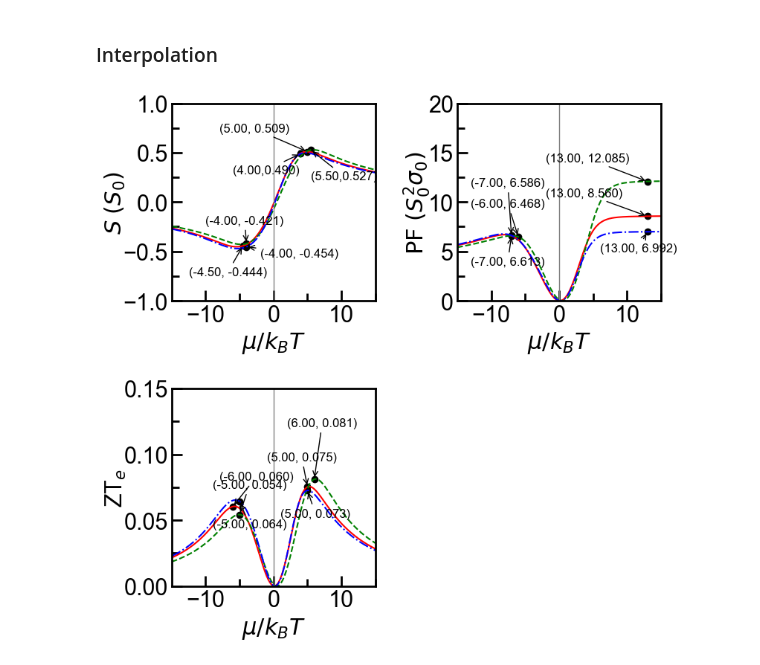
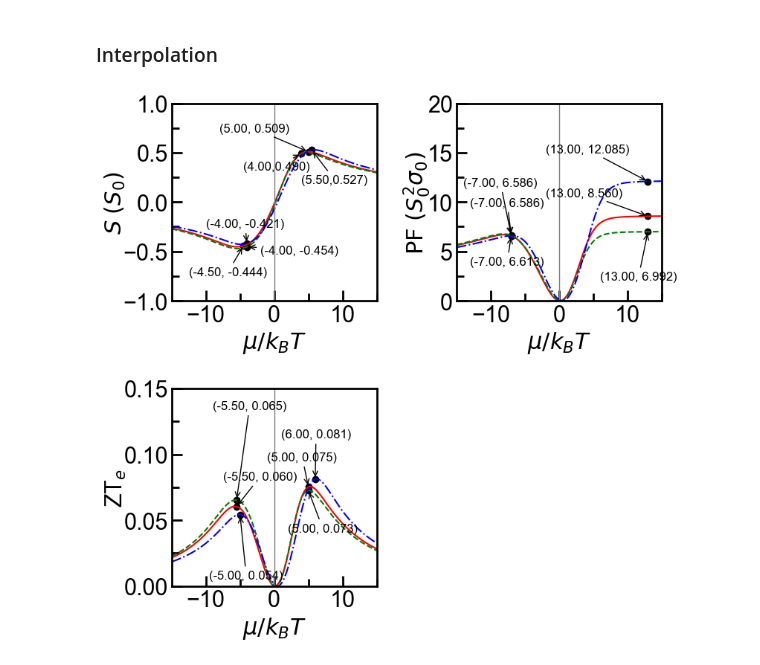
Before and after one commit to Normanthen/NLS-Thermoelectrics, a Jupyter notebook: Type I NLS/2BM-TypeI.ipynb, the cells around one changed output. Cells and saved outputs as stored; diff of their text form; code cells hidden in the pictures.

```diff
--- a/Type I NLS/2BM-TypeI.ipynb
+++ b/Type I NLS/2BM-TypeI.ipynb
@@ -968,19 +968,19 @@ with open('output_vF.txt','a') as f:
 # %%
 plt.figure(figsize=(12,8))
 
-eff_mass2= 0.2*m0*10**(6)
-eff_mass3= 0.6*m0*10**(6)
+eff_mass2= 0.6*m0*10**(6)
+eff_mass3= 0.2*m0*10**(6)
 eshiftm1=eshift1
-eshiftm2=5
-eshiftm3=7
+eshiftm2=7
+eshiftm3=5
 
 
 #(a) Dispersion relation
 ax1 = plt.subplot(2,3,1)
 ax1.plot(kcc,fc, linestyle='solid', color='red', label=r'$D_{1}$')
 ax1.plot(kcc,-kcc**2/(2*0.068)+0.26,linestyle='solid', color='red', label=r'$P_{2}$')
-ax1.plot(kcc,-kcc**2/(2*0.032)+0.26,linestyle='dashed', color='green', label=r'$P_{1}$')
-ax1.plot(kcc,-kcc**2/(2*0.102)+0.26,linestyle='dashdot', color='blue', label=r'$P_{3}$')
+ax1.plot(kcc,-kcc**2/(2*0.102)+0.26,linestyle='dashed', color='green', label=r'$P_{1}$')
+ax1.plot(kcc,-kcc**2/(2*0.032)+0.26,linestyle='dashdot', color='blue', label=r'$P_{3}$')
 ax1.axis([-0.3,0.3,-0.35,0.35])
 ax1.axvline(0, color='grey', linestyle='-', linewidth=1)
 ax1.set_xlabel('$k (2\pi/a)$')
@@ -1109,8 +1109,6 @@ plt.figure(figsize=(12,8))
 
 #Seebeck coefficient
 axSeebeck=plt.subplot(2,3,1)
-#Sebeeck.plot(eta, S_c(eta+eshift,e0)/S_0, 'r--')
-#Sebeeck.plot(eta, S_v(eta+eshift,e0)/S_0, 'g:')
 axSeebeck.plot(eta, S(eta+eshiftm1,e0,vF1,eff_mass1)/S_0, color='red',linestyle='solid')
 axSeebeck.plot(eta, S(eta+eshiftm2,e0,vF1,eff_mass2)/S_0, color='green',linestyle='dashed')
 axSeebeck.plot(eta, S(eta+eshiftm3,e0,vF1,eff_mass3)/S_0, color='blue',linestyle='dashdot')
@@ -1121,8 +1119,6 @@ axSeebeck.set_ylabel('$S$ $(S_0)$')
 axSeebeck.xaxis.set_minor_locator(AutoMinorLocator(2))
 axSeebeck.yaxis.set_minor_locator(AutoMinorLocator(2))
 axSeebeck.yaxis.labelpad = -4
-#Seebeck.yaxis.set_major_locator(mpl.ticker.MultipleLocator(1))
-#Seebeck.yaxis.set_minor_locator(mpl.ticker.MultipleLocator(0.5))
 axSeebeck.xaxis.set_tick_params(which='major', size=10, width=2, direction='in')
 axSeebeck.xaxis.set_tick_params(which='minor', size=7, width=2, direction='in')
 axSeebeck.yaxis.set_tick_params(which='major', size=10, width=2, direction='in')
@@ -1130,7 +1126,6 @@ axSeebeck.yaxis.set_tick_params(which='minor', size=7, width=2, direction='in')
 
 #(e) Power Factor
 axPF = plt.subplot(2,3,2)
-#axPF.plot(eta, PF(eta+eshift,e0)/sigma0, linestyle='solid', color ='magenta')
 axPF.plot(eta, PF(eta+eshiftm1,e0,vF1,eff_mass1)/(S_0**2*sigma0),linestyle='solid',color ='red')
 axPF.plot(eta, PF(eta+eshiftm2,e0,vF1,eff_mass2)/(S_0**2*Sigma0v(eff_mass2)),linestyle='dashed',color ='green')
 axPF.plot(eta, PF(eta+eshiftm3,e0,vF1,eff_mass3)/(S_0**2*Sigma0v(eff_mass3)),linestyle='dashdot',color ='blue')
@@ -1141,8 +1136,6 @@ axPF.yaxis.set_minor_locator(AutoMinorLocator(2))
 axPF.yaxis.labelpad = -4
 axPF.set_xlabel('$\mu/k_BT$')
 axPF.set_ylabel('$\mathrm{PF}~(S_0^2 \sigma_0)$')
-#axPF.yaxis.set_major_locator(mpl.ticker.MultipleLocator(1*1e-5))
-#axPF.yaxis.set_minor_locator(mpl.ticker.MultipleLocator(0.5))
 axPF.xaxis.set_tick_params(which='major', size=10, width=2, direction='in')
 axPF.xaxis.set_tick_params(which='minor', size=7, width=2, direction='in')
 axPF.yaxis.set_tick_params(which='major', size=10, width=2, direction='in')
@@ -1160,8 +1153,6 @@ axZT.yaxis.set_minor_locator(AutoMinorLocator(2))
 axZT.yaxis.labelpad = -4
 axZT.set_xlabel('$\mu/k_BT$')
 axZT.set_ylabel('ZT$_{e}$')
-#axZT.yaxis.set_major_locator(mpl.ticker.MultipleLocator(0.010))
-#axZT.yaxis.set_minor_locator(mpl.ticker.MultipleLocator(0.25))
 axZT.xaxis.set_tick_params(which='major', size=10, width=2, direction='in')
 axZT.xaxis.set_tick_params(which='minor', size=7, width=2, direction='in')
 axZT.yaxis.set_tick_params(which='major', size=10, width=2, direction='in')
@@ -1172,8 +1163,8 @@ axZT.yaxis.set_tick_params(which='minor', size=7, width=2, direction='in')
 
 #n-type doping
 dsrd_muS1n = 5
-dsrd_muS2n = 5.5
-dsrd_muS3n = 4
+dsrd_muS2n = 4
+dsrd_muS3n = 5.5
 
 dsrd_S1n = np.interp(dsrd_muS1n, eta, S(eta+eshiftm1,e0,vF1,eff_mass1)/S_0)
 dsrd_S2n = np.interp(dsrd_muS2n, eta, S(eta+eshiftm2,e0,vF1,eff_mass2)/S_0)
@@ -1190,7 +1181,7 @@ axSeebeck.annotate(f'({dsrd_muS1n:.2f}, {dsrd_S1n:.3f})',
 axSeebeck.scatter(dsrd_muS2n,dsrd_S2n,color='black') #green
 axSeebeck.annotate(f'({dsrd_muS2n:.2f},{dsrd_S2n:.3f})',
             xy=(dsrd_muS2n,dsrd_S2n),
-            xytext=(dsrd_muS2n,dsrd_S2n-0.3),
+            xytext=(dsrd_muS3n-10,dsrd_S3n-0.2),
             arrowprops=dict(facecolor='black', arrowstyle='->'),
             fontsize='12'
             )
@@ -1198,7 +1189,7 @@ axSeebeck.annotate(f'({dsrd_muS2n:.2f},{dsrd_S2n:.3f})',
 axSeebeck.scatter(dsrd_muS3n,dsrd_S3n,color='black') #blue
 axSeebeck.annotate(f'({dsrd_muS3n:.2f},{dsrd_S3n:.3f})',
             xy=(dsrd_muS3n,dsrd_S3n),
-            xytext=(dsrd_muS3n-10,dsrd_S3n-0.2),
+            xytext=(dsrd_muS2n,dsrd_S2n-0.3),
             arrowprops=dict(facecolor='black', arrowstyle='->'),
             fontsize='12'
             )
@@ -1206,7 +1197,7 @@ axSeebeck.annotate(f'({dsrd_muS3n:.2f},{dsrd_S3n:.3f})',
 #p-type doping
 dsrd_muS1p = -4.5
 dsrd_muS2p = -4
-#dsrd_muS3p = -4
+dsrd_muS3p = -4
 
 dsrd_S1p = np.interp(dsrd_muS1p, eta, S(eta+eshiftm1,e0,vF1,eff_mass1)/S_0)
 dsrd_S2p = np.interp(dsrd_muS2p, eta, S(eta+eshiftm2,e0,vF1,eff_mass2)/S_0)
@@ -1223,7 +1214,7 @@ axSeebeck.annotate(f'({dsrd_muS1p:.2f}, {dsrd_S1p:.3f})', #add a text annotation
 axSeebeck.scatter(dsrd_muS2p,dsrd_S2p,color='black') #green
 axSeebeck.annotate(f'({dsrd_muS2p:.2f}, {dsrd_S2p:.3f})', #add a text annotation at that point
              xy=(dsrd_muS2p, dsrd_S2p),
-             xytext=(dsrd_muS2p-6, dsrd_S2p+0.2),
+             xytext=(dsrd_muS3p+2, dsrd_S3p-0.1),
              arrowprops=dict(facecolor='black', arrowstyle='->'),
              fontsize='12'
              )
@@ -1231,7 +1222,7 @@ axSeebeck.annotate(f'({dsrd_muS2p:.2f}, {dsrd_S2p:.3f})', #add a text annotation
 axSeebeck.scatter(dsrd_muS3p,dsrd_S3p,color='black') #blue
 axSeebeck.annotate(f'({dsrd_muS3p:.2f}, {dsrd_S3p:.3f})', #add a text annotation at that point
              xy=(dsrd_muS3p, dsrd_S3p),
-             xytext=(dsrd_muS3p+2, dsrd_S3p-0.1),
+             xytext=(dsrd_muS2p-6, dsrd_S2p+0.2),
              arrowprops=dict(facecolor='black', arrowstyle='->'),
              fontsize='12'
              )
@@ -1258,7 +1249,7 @@ axPF.annotate(f'({dsrd_muPF1n:.2f}, {dsrd_PF1n:.3f})',
 axPF.scatter(dsrd_muPF2n, dsrd_PF2n,color='black') #green
 axPF.annotate(f'({dsrd_muPF2n:.2f}, {dsrd_PF2n:.3f})',
              xy=(dsrd_muPF2n, dsrd_PF2n),  #add a text annotation at that point
-             xytext=(dsrd_muPF2n-15, dsrd_PF2n+2),
+             xytext=(dsrd_muPF3n-7, dsrd_PF3n-10),
              arrowprops=dict(facecolor='black', arrowstyle='->'),
              fontsize='12'
              )
@@ -1266,14 +1257,14 @@ axPF.annotate(f'({dsrd_muPF2n:.2f}, {dsrd_PF2n:.3f})',
 axPF.scatter(dsrd_muPF3n, dsrd_PF3n,color='black') #blue
 axPF.annotate(f'({dsrd_muPF3n:.2f}, {dsrd_PF3n:.3f})',
              xy=(dsrd_muPF3n, dsrd_PF3n),  #add a text annotation at that point
-             xytext=(dsrd_muPF3n-7, dsrd_PF3n-2),
+             xytext=(dsrd_muPF2n-15, dsrd_PF2n+8),
              arrowprops=dict(facecolor='black', arrowstyle='->'),
              fontsize='12'
              )
 
 ##p-type doping
 dsrd_muPF1p=-7
-dsrd_muPF2p=-6
+dsrd_muPF2p=-7
 dsrd_muPF3p=-7
 
 dsrd_PF1p = np.interp(dsrd_muPF1p, eta,PF(eta+eshiftm1,e0,vF1,eff_mass1)/(S_0**2*sigma0))
@@ -1283,7 +1274,7 @@ dsrd_PF3p = np.interp(dsrd_muPF3p, eta,PF(eta+eshiftm3,e0,vF1,eff_mass3)/(S_0**2
 axPF.scatter(dsrd_muPF1p, dsrd_PF1p,color='black') #red
 axPF.annotate(f'({dsrd_muPF1p:.2f}, {dsrd_PF1p:.3f})',
              xy=(dsrd_muPF1p, dsrd_PF1p),  #add a text annotation at that point
-             xytext=(dsrd_muPF1p-6, dsrd_PF1p+5),
+             xytext=(dsrd_muPF1p-6, dsrd_PF1p+3),
              arrowprops=dict(facecolor='black', arrowstyle='->'),
              fontsize='12'
              )
@@ -1291,7 +1282,7 @@ axPF.annotate(f'({dsrd_muPF1p:.2f}, {dsrd_PF1p:.3f})',
 axPF.scatter(dsrd_muPF2p, dsrd_PF2p,color='black') #green
 axPF.annotate(f'({dsrd_muPF2p:.2f}, {dsrd_PF2p:.3f})',
              xy=(dsrd_muPF2p, dsrd_PF2p),  #add a text annotation at that point
-             xytext=(dsrd_muPF2p-7, dsrd_PF2p+3),
+             xytext=(dsrd_muPF3p-6, dsrd_PF3p-3),
              arrowprops=dict(facecolor='black', arrowstyle='->'),
              fontsize='12'
              )
@@ -1299,7 +1290,7 @@ axPF.annotate(f'({dsrd_muPF2p:.2f}, {dsrd_PF2p:.3f})',
 axPF.scatter(dsrd_muPF3p, dsrd_PF3p,color='black') #blue
 axPF.annotate(f'({dsrd_muPF3p:.2f}, {dsrd_PF3p:.3f})',
              xy=(dsrd_muPF3p, dsrd_PF3p),  #add a text annotation at that point
-             xytext=(dsrd_muPF3p-6, dsrd_PF3p-3),
+             xytext=(dsrd_muPF2p-7, dsrd_PF2p+5),
              arrowprops=dict(facecolor='black', arrowstyle='->'),
              fontsize='12'
              )
@@ -1309,8 +1300,8 @@ axPF.annotate(f'({dsrd_muPF3p:.2f}, {dsrd_PF3p:.3f})',
 #n-type doping
 
 dsrd_muZT1n= 5
-dsrd_muZT2n= 6
-dsrd_muZT3n= 5
+dsrd_muZT2n= 5
+dsrd_muZT3n= 6
 
 dsrd_ZT1n = np.interp(dsrd_muZT1n, eta, ZT(eta+eshiftm1,e0,vF1,eff_mass1)*T)
 dsrd_ZT2n = np.interp(dsrd_muZT2n, eta, ZT(eta+eshiftm2,e0,vF1,eff_mass2)*T)
@@ -1327,7 +1318,7 @@ axZT.annotate(f'({dsrd_muZT1n:.2f}, {dsrd_ZT1n:.3f})',
 axZT.scatter(dsrd_muZT2n, dsrd_ZT2n,color='black') #green
 axZT.annotate(f'({dsrd_muZT2n:.2f}, {dsrd_ZT2n:.3f})',
              xy=(dsrd_muZT2n, dsrd_ZT2n),  #add a text annotation at that point
-             xytext=(dsrd_muZT2n-4, dsrd_ZT2n+0.04),
+             xytext=(dsrd_muZT3n-4, dsrd_ZT3n-0.04),
              arrowprops=dict(facecolor='black', arrowstyle='->'),
              fontsize='12'
              )
@@ -1335,49 +1326,49 @@ axZT.annotate(f'({dsrd_muZT2n:.2f}, {dsrd_ZT2n:.3f})',
 axZT.scatter(dsrd_muZT3n, dsrd_ZT3n,color='black') #blue
 axZT.annotate(f'({dsrd_muZT3n:.2f}, {dsrd_ZT3n:.3f})',
              xy=(dsrd_muZT3n, dsrd_ZT3n),  #add a text annotation at that point
-             xytext=(dsrd_muZT3n-4, dsrd_ZT3n-0.02),
+             xytext=(dsrd_muZT2n-4, dsrd_ZT2n+0.04),
              arrowprops=dict(facecolor='black', arrowstyle='->'),
              fontsize='12'
              )
 
 #p-type doping
 
-dsrd_muZT1p=-6
-dsrd_muZT2p=-5
+dsrd_muZT1p=-5.5
+dsrd_muZT2p=-5.5
 dsrd_muZT3p=-5
 
 dsrd_ZT1p = np.interp(dsrd_muZT1p, eta, ZT(eta+eshiftm1,e0,vF1,eff_mass1)*T)
 dsrd_ZT2p = np.interp(dsrd_muZT2p, eta, ZT(eta+eshiftm2,e0,vF1,eff_mass2)*T)
 dsrd_ZT3p = np.interp(dsrd_muZT3p, eta, ZT(eta+eshiftm3,e0,vF1,eff_mass3)*T)
 
 axZT.scatter(dsrd_muZT1p, dsrd_ZT1p,color='black') #red
 axZT.annotate(f'({dsrd_muZT1p:.2f}, {dsrd_ZT1p:.3f})',
              xy=(dsrd_muZT1p, dsrd_ZT1p),  #add a text annotation at that point
              xytext=(dsrd_muZT1p-2, dsrd_ZT1p+0.02),
              arrowprops=dict(facecolor='black', arrowstyle='->'),
              fontsize='12'
              )
 
 axZT.scatter(dsrd_muZT2p, dsrd_ZT2p,color='black') #green
 axZT.annotate(f'({dsrd_muZT2p:.2f}, {dsrd_ZT2p:.3f})',
              xy=(dsrd_muZT2p, dsrd_ZT2p),  #add a text annotation at that point
-             xytext=(dsrd_muZT2p-4, dsrd_ZT2p+0.02),
+             xytext=(dsrd_muZT3p-4, dsrd_ZT3p+0.08),
              arrowprops=dict(facecolor='black', arrowstyle='->'),
              fontsize='12'
              )
 
 axZT.scatter(dsrd_muZT3p, dsrd_ZT3p,color='black') #blue
 axZT.annotate(f'({dsrd_muZT3p:.2f}, {dsrd_ZT3p:.3f})',
              xy=(dsrd_muZT3p, dsrd_ZT3p),  #add a text annotation at that point
-             xytext=(dsrd_muZT3p-4, dsrd_ZT3p-0.02),
+             xytext=(dsrd_muZT2p-4, dsrd_ZT2p-0.06),
              arrowprops=dict(facecolor='black', arrowstyle='->'),
              fontsize='12'
              )
 
 plt.tight_layout()
 #plt.savefig('../Figures/2BM/TypeI_output_m.pdf')
 # %% [output]
-[figure, old version]
+[figure, new version]
 # %%
 #Seebeck coefficient
 
```
Also changed, not shown: parts of 2 cells of this notebook, 1 other file.
